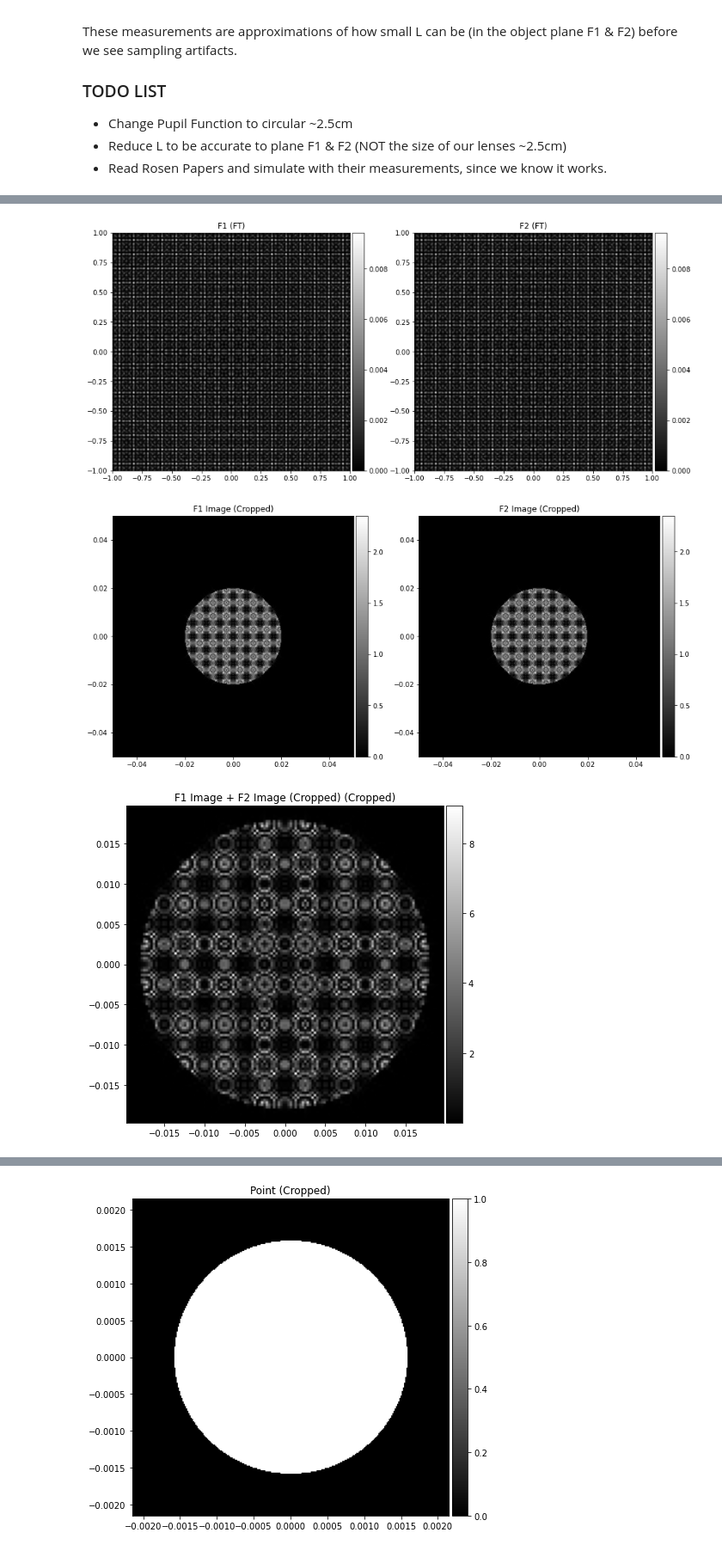
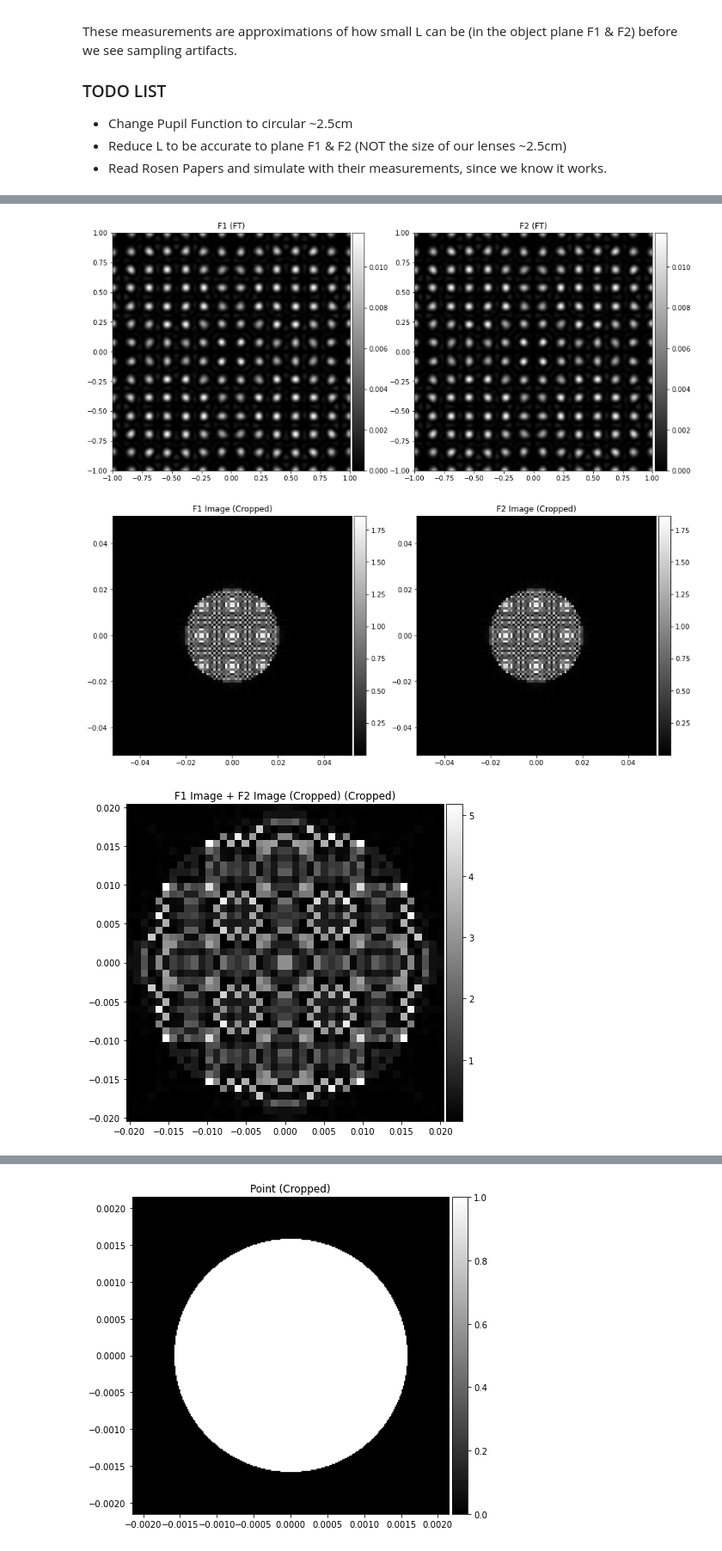
Before and after one commit to cjmcmahon1/FINCH, a Jupyter notebook: bench_sim.ipynb, the cells around one changed output, grey strips where cells are left out. Shown at 86% size. Saved outputs shown, nothing was run; the diff lists cells and outputs as text; code cells hidden in the pictures.

```diff
--- a/bench_sim.ipynb
+++ b/bench_sim.ipynb
@@ -328,8 +328,8 @@ brooker_bench_measurements = {"wavelength":465e-9, #465nm
                       "wxp":1.25e-2, #1.25cm
                       "displacement":10e-3 #~10mm
                      }
-bench = BRL_bench_measurements(**bench_measurements, num_points = 3000)
-brooker_bench = BRL_bench_measurements(**brooker_bench_measurements, num_points = 3000)
+bench = BRL_bench_measurements(**bench_measurements, num_points = 1000)
+brooker_bench = BRL_bench_measurements(**brooker_bench_measurements, num_points = 1000)
 brooker_bench.default_plot()
 # %% [output]
 [figure]
@@ -337,3 +337,3 @@ brooker_bench.default_plot()
-[figure, old version]
+[figure, new version]
-[figure, old version]
+[figure, new version]
-[figure, old version]
+[figure, new version]
```
Also changed, not shown: parts of 3 cells of this notebook.
